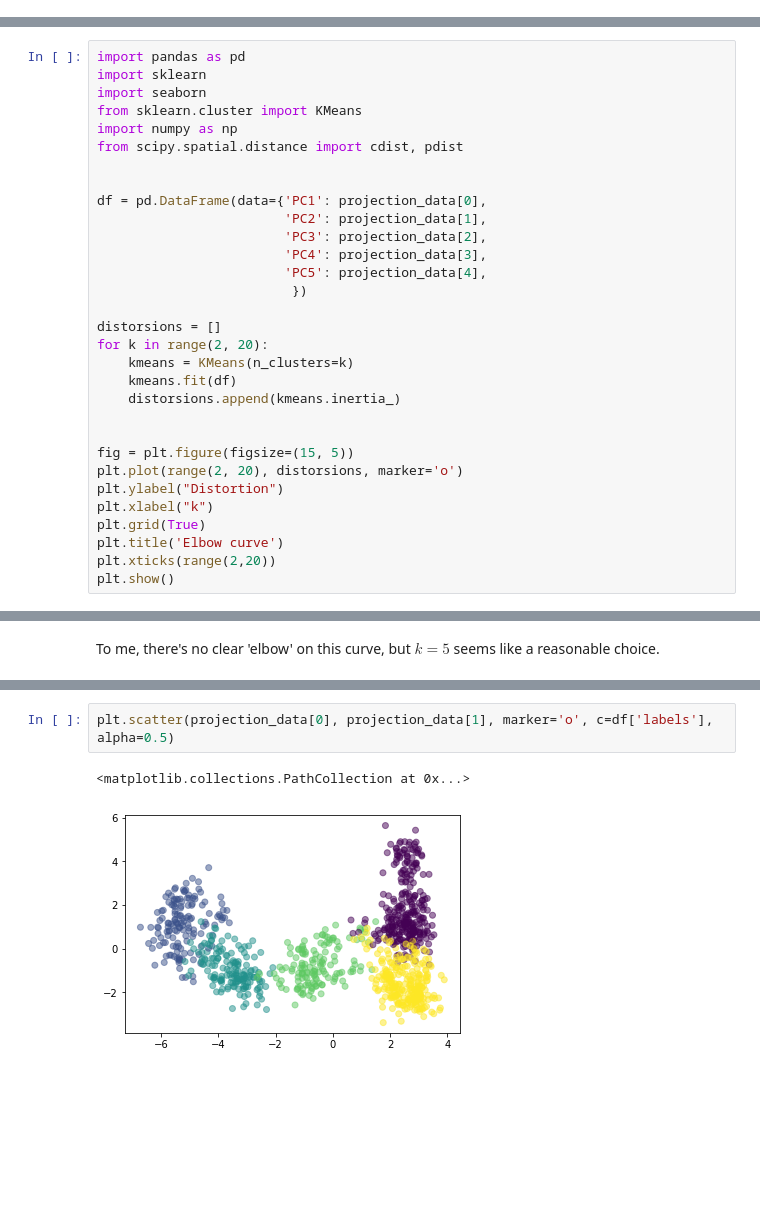
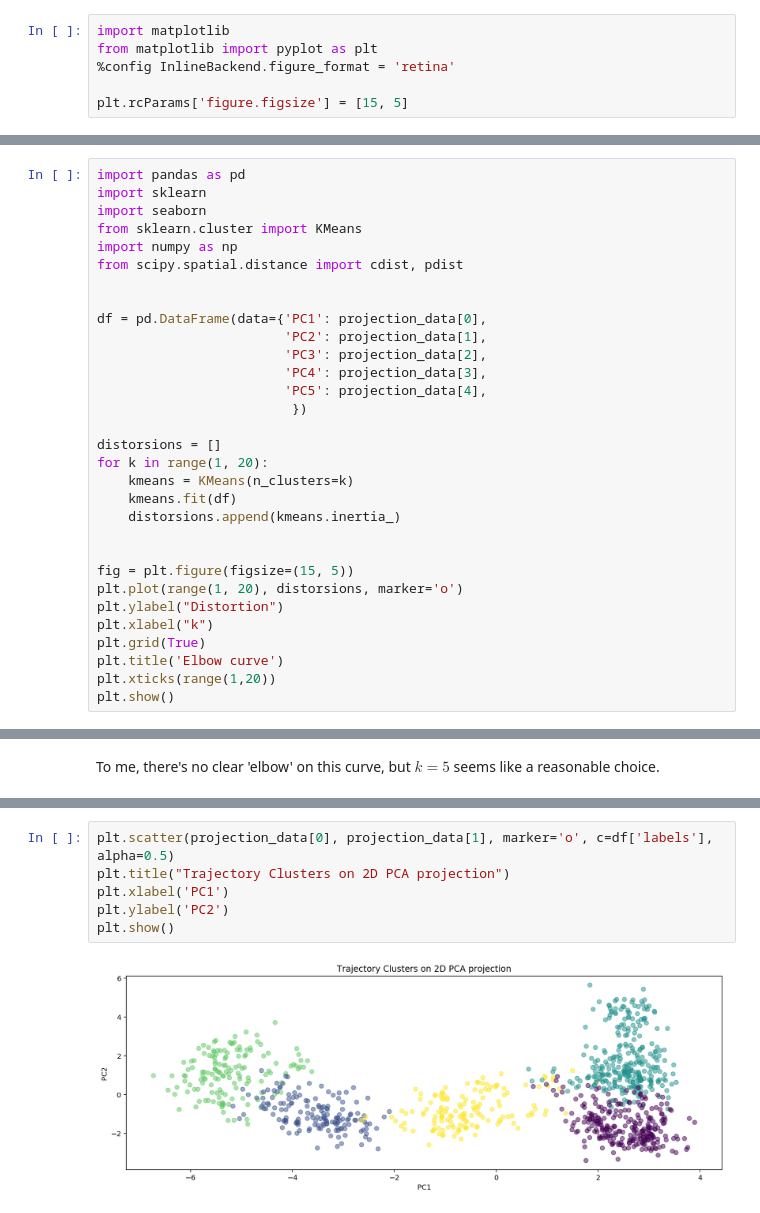
Before and after one commit to lacoperon/MDTrajectoryAnalysis, a Jupyter notebook: MDTrajClustering.ipynb, the cells around one changed output, grey strips where cells are left out. Cells and saved outputs as stored; diff of their text form; blank space fills up the shorter version.

```diff
--- a/MDTrajClustering.ipynb
+++ b/MDTrajClustering.ipynb
@@ -56,4 +59,10 @@ print("{:.5f} of the variance is explained by 5 principal components".format(
 0.44640 of the variance is explained by 5 principal components
 # %% [markdown]
 Now, let's visualize how the trajectory 'wanders' over the first two principal components over the 2ns of trajectory.
+# %%
+import matplotlib
+from matplotlib import pyplot as plt
+%config InlineBackend.figure_format = 'retina'
+
+plt.rcParams['figure.figsize'] = [15, 5]
 # %%
@@ -91,18 +96,18 @@ df = pd.DataFrame(data={'PC1': projection_data[0],
                          })
 
 distorsions = []
-for k in range(2, 20):
+for k in range(1, 20):
     kmeans = KMeans(n_clusters=k)
     kmeans.fit(df)
     distorsions.append(kmeans.inertia_)
 
 
 fig = plt.figure(figsize=(15, 5))
-plt.plot(range(2, 20), distorsions, marker='o')
+plt.plot(range(1, 20), distorsions, marker='o')
 plt.ylabel("Distortion")
 plt.xlabel("k")
 plt.grid(True)
 plt.title('Elbow curve')
-plt.xticks(range(2,20))
+plt.xticks(range(1,20))
 plt.show()
 # %% [output]
@@ -137,5 +122,8 @@ df
 # %%
 plt.scatter(projection_data[0], projection_data[1], marker='o', c=df['labels'], alpha=0.5)
+plt.title("Trajectory Clusters on 2D PCA projection")
+plt.xlabel('PC1')
+plt.ylabel('PC2')
+plt.show()
 # %% [output]
-<matplotlib.collections.PathCollection at 0x...>
-[figure, old version]
+[figure, new version]
```
Also changed, not shown: parts of 8 cells of this notebook.
